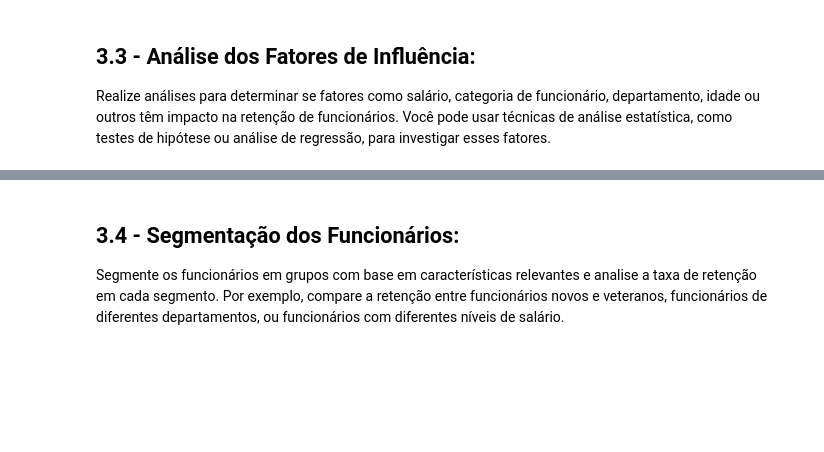
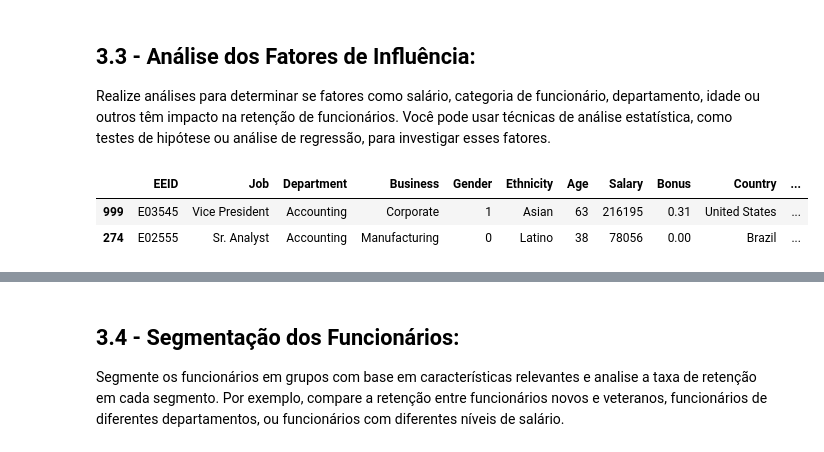
Before and after one commit to VictorCamolese/EBAC-DataAnalyticsProjects, a Jupyter notebook: employee_project/employees_project.ipynb, the cells around one changed output, grey strips where cells are left out. Cells and saved outputs as stored; diff of their text form; code cells hidden in the pictures; blank space fills up the shorter version.

```diff
--- a/employee_project/employees_project.ipynb
+++ b/employee_project/employees_project.ipynb
@@ -282,3 +339,9 @@ Crie um gráfico de linha que mostre a taxa de retenção de funcionários ao lo
 ## 3.3 - Análise dos Fatores de Influência:
 
 Realize análises para determinar se fatores como salário, categoria de funcionário, departamento, idade ou outros têm impacto na retenção de funcionários. Você pode usar técnicas de análise estatística, como testes de hipótese ou análise de regressão, para investigar esses fatores.
+# %%
+df.head(2)
+# %% [output]
+|  | EEID | Job | Department | Business | Gender | Ethnicity | Age | Salary | Bonus | Country | ... |
+| 999 | E03545 | Vice President | Accounting | Corporate | 1 | Asian | 63 | 216195 | 0.31 | United States | ... |
+| 274 | E02555 | Sr. Analyst | Accounting | Manufacturing | 0 | Latino | 38 | 78056 | 0.00 | Brazil | ... |
```
Also changed, not shown: parts of 14 cells of this notebook, 1 other file.
